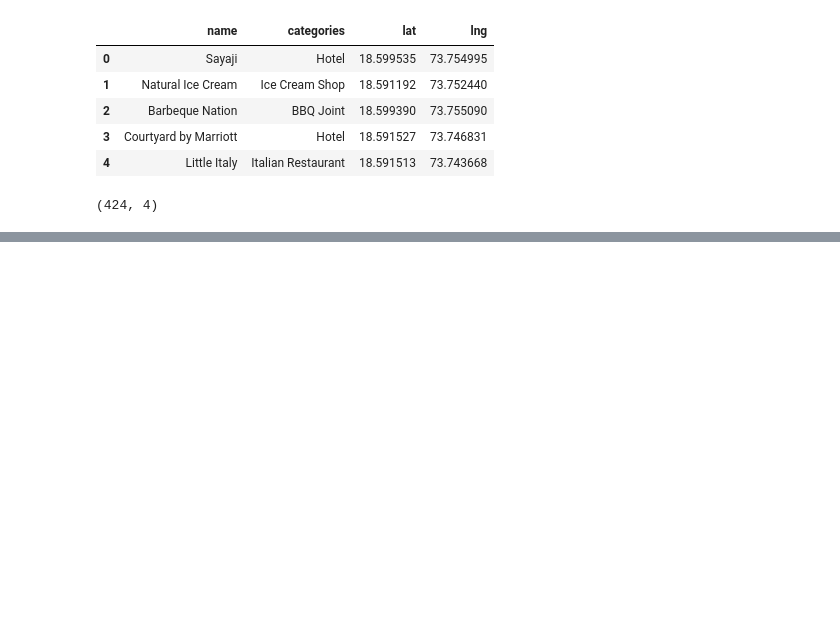
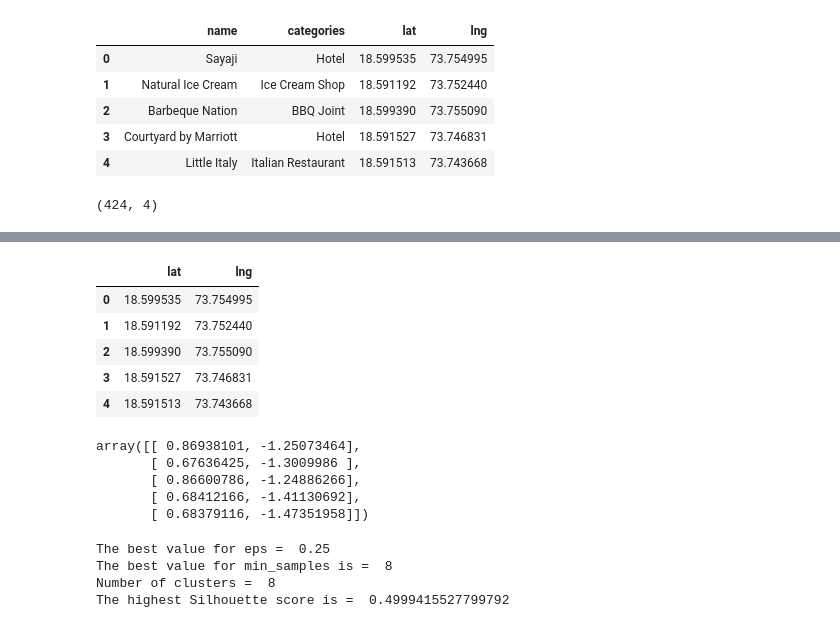
Before and after one commit to vishwain/Clustering-Pune, a Jupyter notebook: The battle of neighborhoods.ipynb, the cells around one changed output, grey strips where cells are left out. Cells and saved outputs as stored; diff of their text form; code cells hidden in the pictures; blank space fills up the shorter version.

```diff
--- a/The battle of neighborhoods.ipynb
+++ b/The battle of neighborhoods.ipynb
@@ -128,3 +128,13 @@ map_
 [interactive output not drawn]
 # %%
 df_venues.to_csv('venues_all.csv',index=False)
+# %%
+Clus_dataSet = df_venues[['lat','lng']]
+Clus_dataSet.head()
+# %% [output]
+|  | lat | lng |
+| 0 | 18.599535 | 73.754995 |
+| 1 | 18.591192 | 73.752440 |
+| 2 | 18.599390 | 73.755090 |
+| 3 | 18.591527 | 73.746831 |
+| 4 | 18.591513 | 73.743668 |
@@ -130,0 +146,40 @@ df_venues.to_csv('venues_all.csv',index=False)
+# %%
+Clus_dataSet = StandardScaler().fit_transform(Clus_dataSet)
+Clus_dataSet[0:5]
+# %% [output]
+array([[ 0.86938101, -1.25073464],
+       [ 0.67636425, -1.3009986 ],
+       [ 0.86600786, -1.24886266],
+       [ 0.68412166, -1.41130692],
+       [ 0.68379116, -1.47351958]])
+# %%
+# iterate for best hyperparameters
+param_eps = [0.15, 0.2, 0.225, 0.25, 0.275, 0.3, 0.325, 0.35]
+param_min_samples = [3, 4, 5, 6, 7, 8, 9]
+max_score = 0
+for eps in param_eps:
+    for min_samples in param_min_samples:
+        #print('Value of eps = ',eps)
+        #print('value of of min samples = ', min_samples)
+        db = DBSCAN(eps=eps, min_samples=min_samples).fit(Clus_dataSet)
+        labels = db.labels_
+        #n_clusters = len(set(labels)) - (1 if -1 in labels else 0)
+        #print('number of clusters = ', n_clusters)
+        score = metrics.silhouette_score(Clus_dataSet, labels)
+        #print('Silhouette score = {:0.4f}'.format(score))
+        if score > max_score:
+            max_score = score
+            #print(max_score)
+            n_clusters = len(set(labels)) - (1 if -1 in labels else 0)
+            num_cluster = n_clusters
+            best_eps = eps
+            best_min_samples = min_samples
+print('The best value for eps = ', best_eps)
+print('The best value for min_samples is = ', best_min_samples)
+print('Number of clusters = ', num_cluster)
+print('The highest Silhouette score is = ', max_score)
+# %% [output]
+The best value for eps =  0.25
+The best value for min_samples is =  8
+Number of clusters =  8
+The highest Silhouette score is =  0.4999415527799792
```
Also changed, not shown: parts of 5 cells of this notebook.
